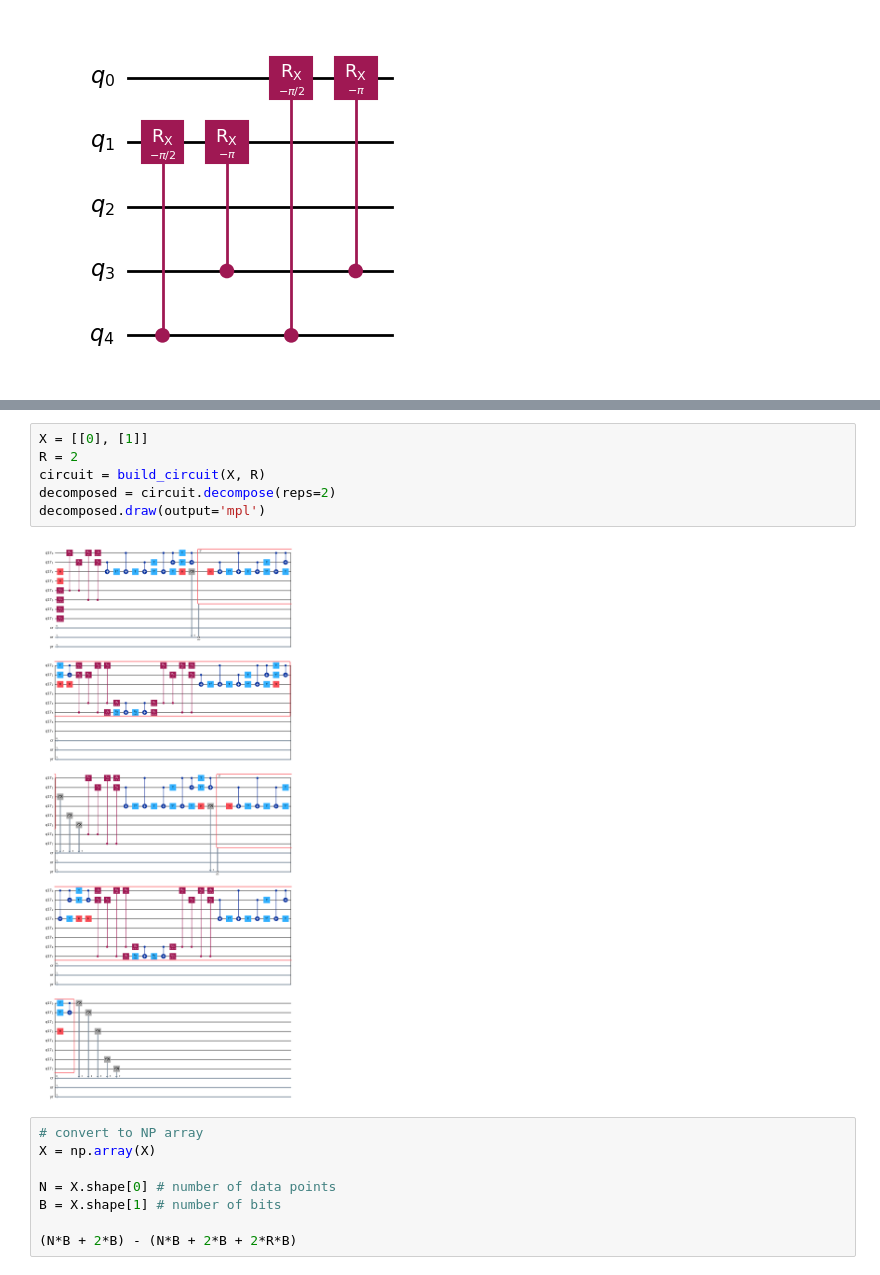
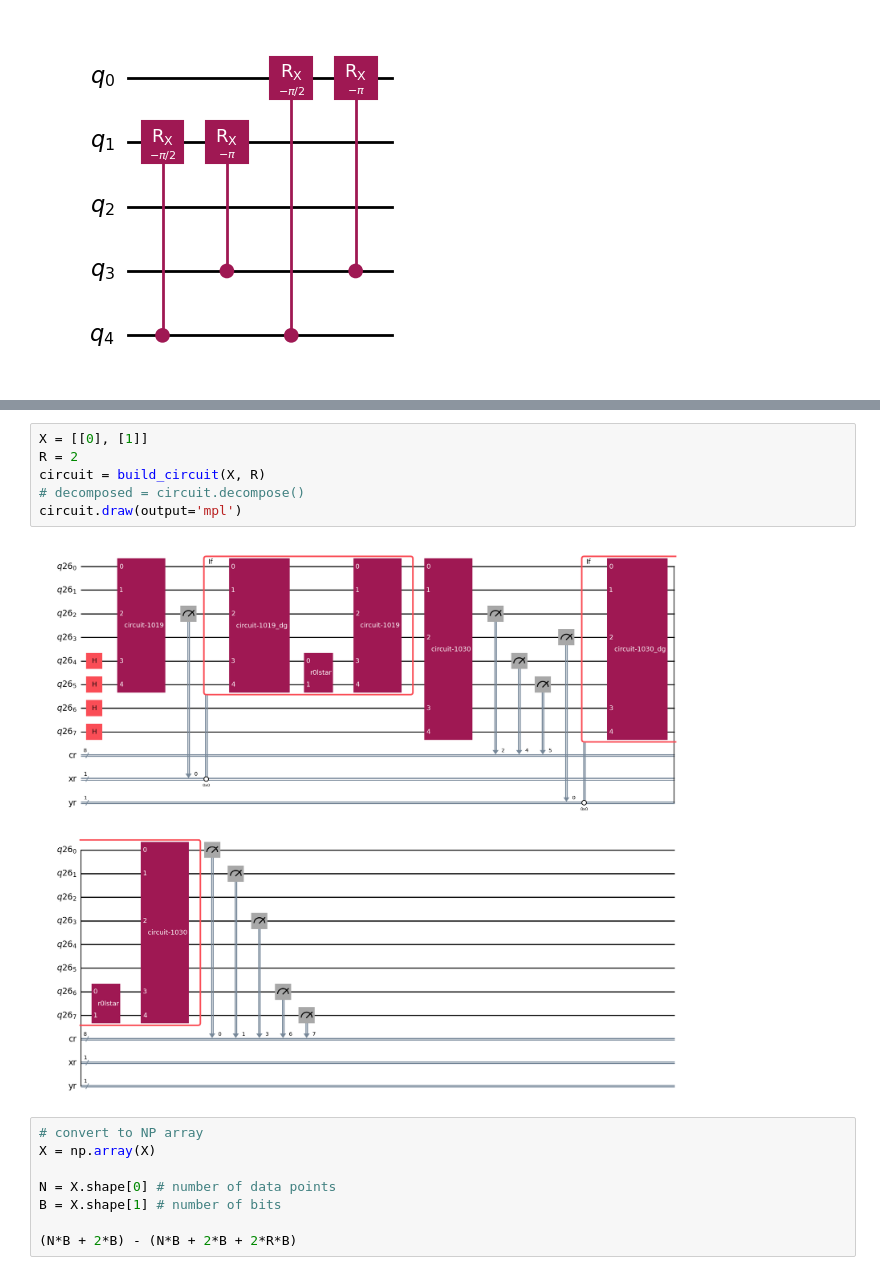
Before and after one commit to Jaybit0/QML, a Jupyter notebook: Qiskit_Modules/test.ipynb, the cells around one changed output, grey strips where cells are left out. Saved outputs shown, nothing was run; the diff lists cells and outputs as text.

Commit message:
Fix labels on circuit

```diff
--- a/Qiskit_Modules/test.ipynb
+++ b/Qiskit_Modules/test.ipynb
@@ -423,11 +449,11 @@ def build_circuit(X, R):
 # %%
 X = [[0], [1]]
 R = 2
 circuit = build_circuit(X, R)
-decomposed = circuit.decompose(reps=2)
-decomposed.draw(output='mpl')
+# decomposed = circuit.decompose()
+circuit.draw(output='mpl')
 # %% [output]
-[figure, old version]
+[figure, new version]
 # %%
 # convert to NP array
 X = np.array(X)
```
Also changed, not shown: parts of 3 cells of this notebook.
